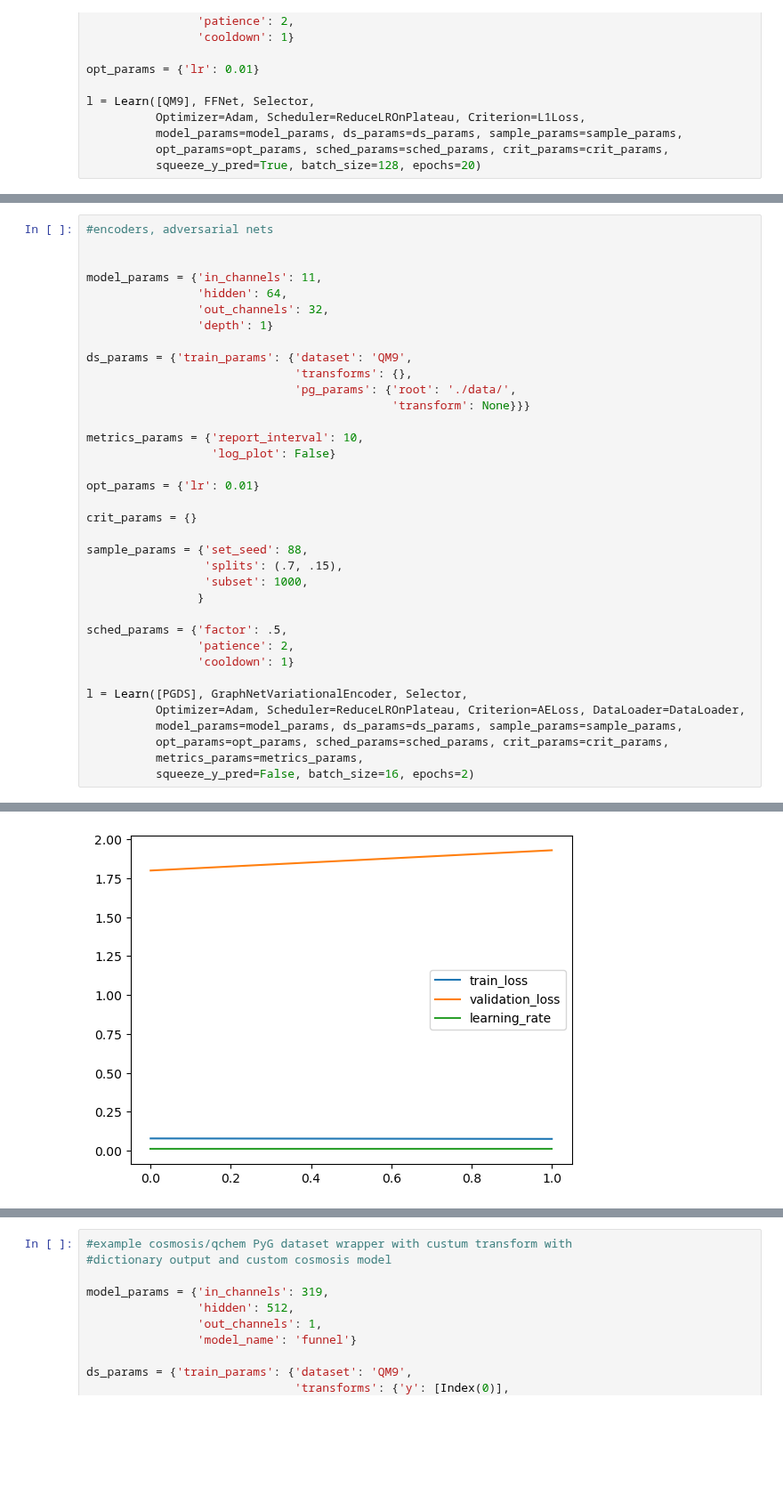
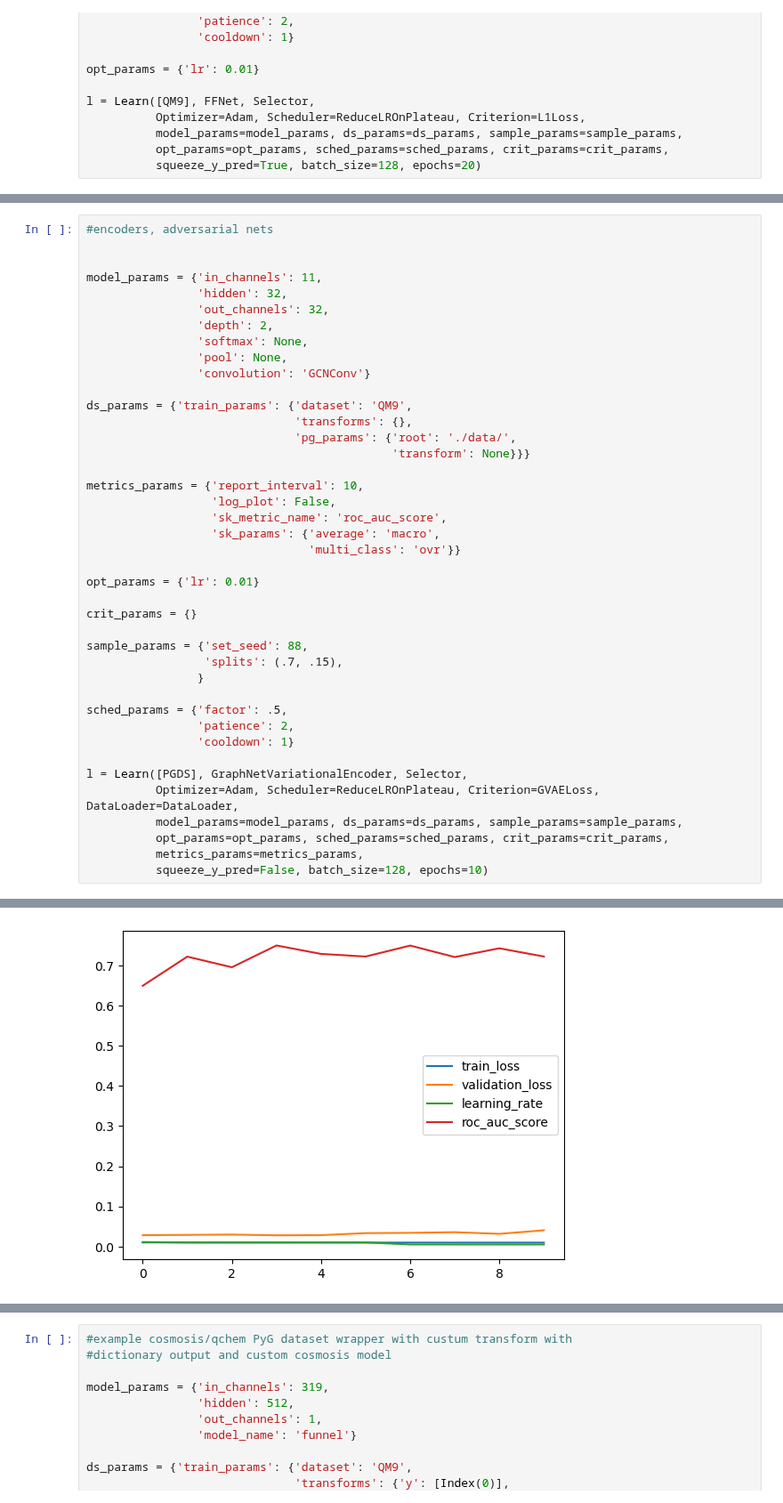
Before and after one commit to icanswim/qchem, a Jupyter notebook: experiment.ipynb, the cells around one changed output, grey strips where cells are left out. Shown at 89% size. Cells and saved outputs as stored; diff of their text form; blank space fills up the shorter version.

Commit message:
GVAE encoder and loss added.  some changes to metrics and learning to allow for AE.  need to unify with cosmosis.  push to main.

```diff
--- a/experiment.ipynb
+++ b/experiment.ipynb
@@ -193,9 +193,12 @@ l = Learn([PGDS], GraphNet, Selector,
 
 
 model_params = {'in_channels': 11,
-                'hidden': 64,
+                'hidden': 32,
                 'out_channels': 32,
-                'depth': 1}
+                'depth': 2,
+                'softmax': None,
+                'pool': None,
+                'convolution': 'GCNConv'}
 
 ds_params = {'train_params': {'dataset': 'QM9',
                               'transforms': {},
@@ -203,7 +206,10 @@ ds_params = {'train_params': {'dataset': 'QM9',
                                             'transform': None}}}
 
 metrics_params = {'report_interval': 10,
-                  'log_plot': False}
+                  'log_plot': False,
+                  'sk_metric_name': 'roc_auc_score',
+                  'sk_params': {'average': 'macro',
+                                'multi_class': 'ovr'}}
 
 opt_params = {'lr': 0.01}
 
@@ -211,7 +217,6 @@ crit_params = {}
 
 sample_params = {'set_seed': 88,
                  'splits': (.7, .15),
-                 'subset': 1000,
                 }
 
 sched_params = {'factor': .5,
@@ -219,11 +224,11 @@ sched_params = {'factor': .5,
                 'cooldown': 1}
 
 l = Learn([PGDS], GraphNetVariationalEncoder, Selector,
-          Optimizer=Adam, Scheduler=ReduceLROnPlateau, Criterion=AELoss, DataLoader=DataLoader,
+          Optimizer=Adam, Scheduler=ReduceLROnPlateau, Criterion=GVAELoss, DataLoader=DataLoader,
           model_params=model_params, ds_params=ds_params, sample_params=sample_params,
           opt_params=opt_params, sched_params=sched_params, crit_params=crit_params,
           metrics_params=metrics_params,
-          squeeze_y_pred=False, batch_size=16, epochs=2)
+          squeeze_y_pred=False, batch_size=128, epochs=10)
 # %% [output]
 creating pytorch geometric QM9 dataset...
 CDataset created...
@@ -245,4 +250,4 @@ learning time: 0:06:22.331345
-[figure, old version]
+[figure, new version]
 # %%
 #example cosmosis/qchem PyG dataset wrapper with Data object output with
 #custom transforms and sklearn metrics and custom PyG model
```
Also changed, not shown: parts of 5 cells of this notebook, 2 other files.
